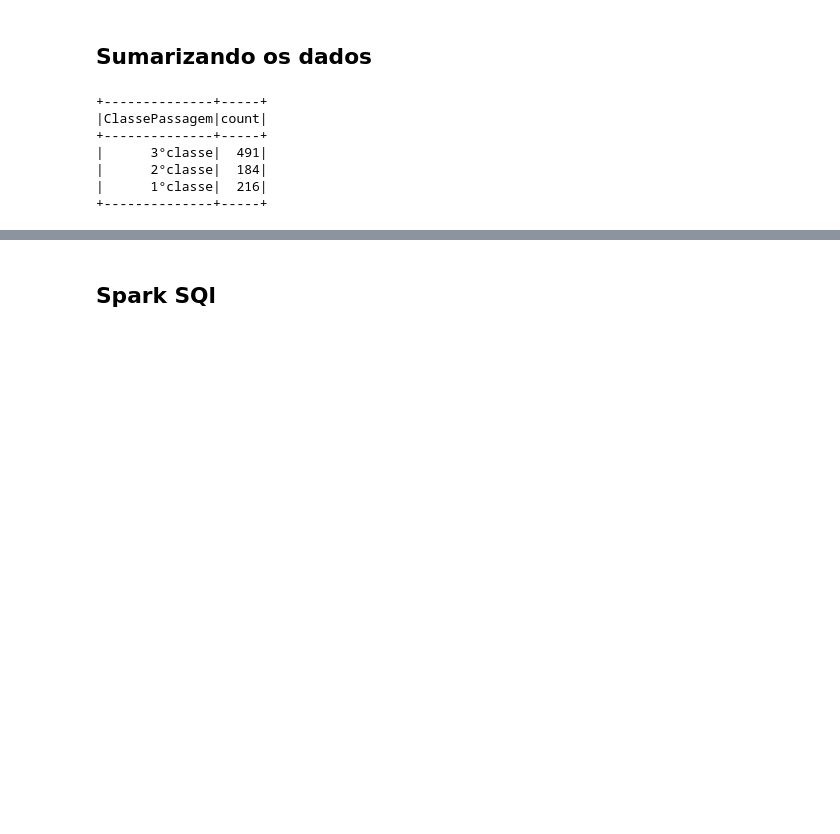
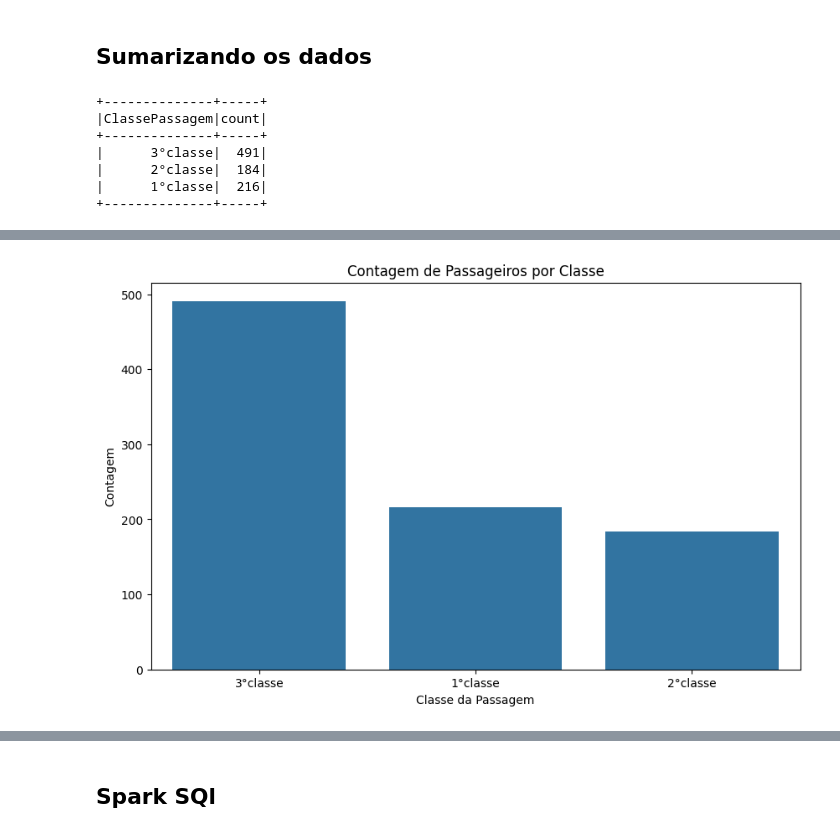
Before and after one commit to eder-ferreira/gestao_ciencia_dados, a Jupyter notebook: Spark_Titanic.ipynb, the cells around one changed output, grey strips where cells are left out. Cells and saved outputs as stored; diff of their text form; code cells hidden in the pictures; blank space fills up the shorter version.

```diff
--- a/Spark_Titanic.ipynb
+++ b/Spark_Titanic.ipynb
@@ -317,0 +356,10 @@ contagem_por_classe.show()
+# %%
+# Gráfico de Barras: Contagem de Passageiros por Classe
+plt.figure(figsize=(10, 6))
+sns.countplot(data=titanic_df, x='ClassePassagem')
+plt.title('Contagem de Passageiros por Classe')
+plt.xlabel('Classe da Passagem')
+plt.ylabel('Contagem')
+plt.show()
+# %% [output]
+[figure, added]
```
Also changed, not shown: parts of 14 cells of this notebook.
